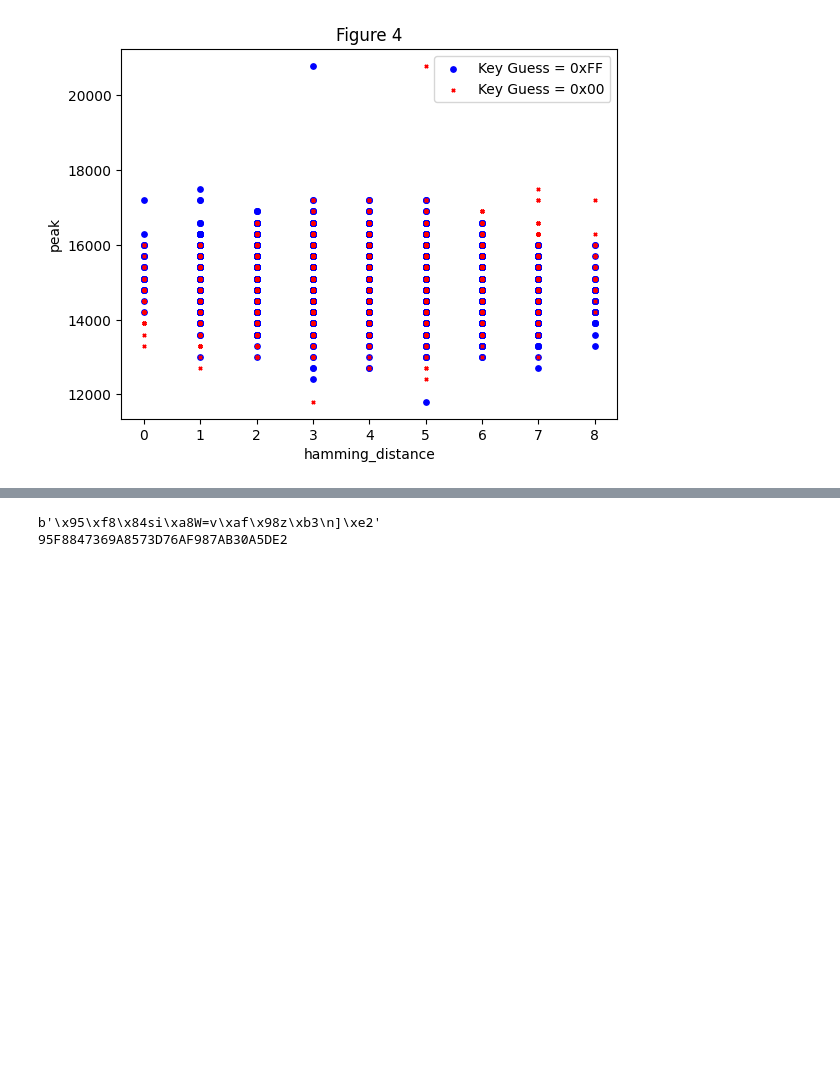
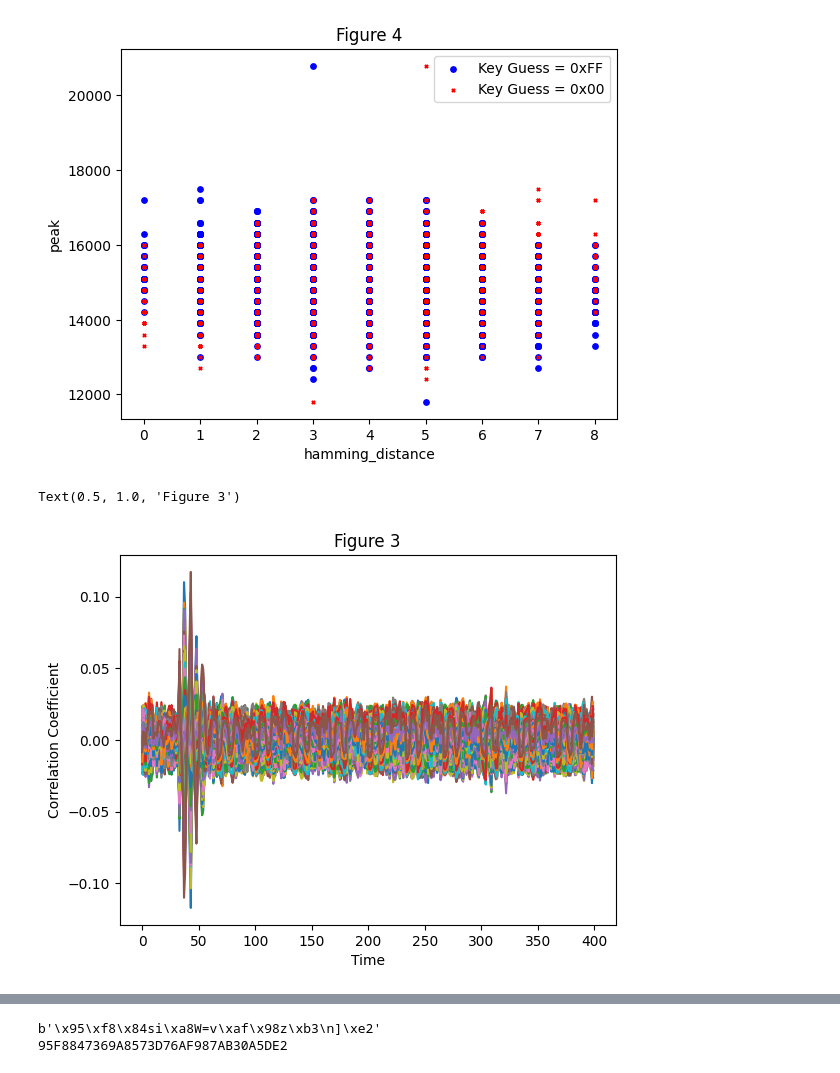
Before and after one commit to alljiang/ECE382V-Security, a Jupyter notebook: Lab 3/lab3.ipynb, the cells around one changed output, grey strips where cells are left out. Saved outputs shown, nothing was run; the diff lists cells and outputs as text; code cells hidden in the pictures; blank space fills up the shorter version.

```diff
--- a/Lab 3/lab3.ipynb
+++ b/Lab 3/lab3.ipynb
@@ -116,3 +118,34 @@ best_key_guess, max_r, r_values = dpa_find_byte(0)
 # plt.title("Figure 3")
 # %% [output]
 [figure]
+# %%
+# Question 2 Figure 3
+dpa = np.zeros((len(data), 256))
+dpa_x = []
+dpa_y = []
+for entry in range(0, len(data)):
+    for key_byte_guess in range(256):
+        plaintext_byte = int(plaintext[entry][0 : 2], 16)
+        output_guess = key_byte_guess ^ plaintext_byte
+        hamming_distance_value = hamming_distance(0, output_guess)
+        dpa[entry][key_byte_guess] = hamming_distance_value
+
+r_time_values =  []
+
+for key_guess in range(256):
+    dpa_x = [dpa[i][key_guess] for i in range(0, len(dpa))]
+    r_times = []
+    for point in range(0, len(data[0])):
+        dpa_y = [data[i][point] for i in range(0, len(data))]
+        r = stats.pearsonr(dpa_x, dpa_y)[0]
+        r_times.append(r)
+    r_time_values.append(r_times)
+# %%
+for i in range(0, 256):
+    plt.plot(r_time_values[i])
+plt.xlabel("Time")
+plt.ylabel("Correlation Coefficient")
+plt.title("Figure 3")
+# %% [output]
+Text(0.5, 1.0, 'Figure 3')
+[figure, added]
```
Also changed, not shown: parts of 6 cells of this notebook, 5 other files.
